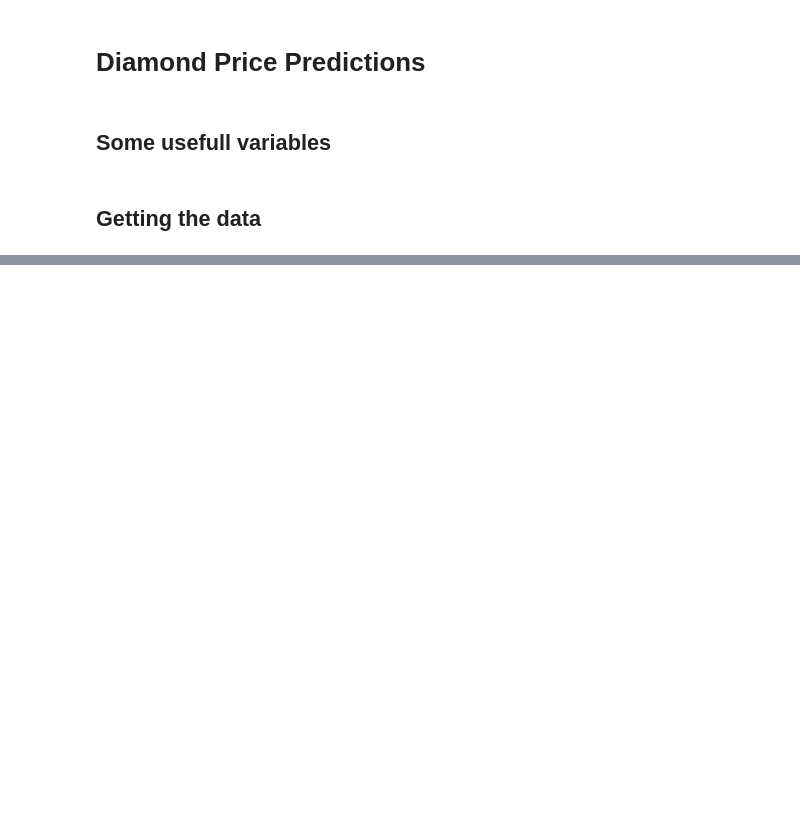
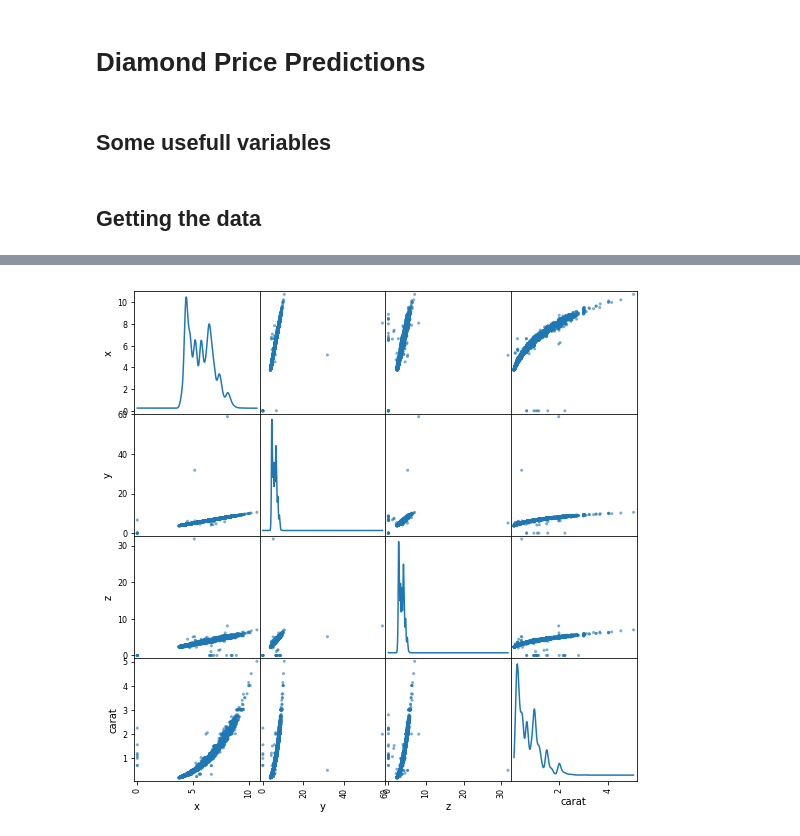
Before and after one commit to Choqs/Diamond-Price-Predictions, a Jupyter notebook: src/diamond-price-predictions.ipynb, the cells around one changed output, grey strips where cells are left out. Drawn from its saved outputs; the diff is of its cells as text; code cells hidden in the pictures; blank space fills up the shorter version.

```diff
--- a/src/diamond-price-predictions.ipynb
+++ b/src/diamond-price-predictions.ipynb
@@ -43,0 +71,5 @@ display(df.head())
+# %%
+scatter_matrix(df[['x', 'y', 'z', 'carat']], alpha=0.6, diagonal= 'kde', figsize=(9, 9))
+plt.show()
+# %% [output]
+[figure, added]
```
Also changed, not shown: parts of 8 cells of this notebook, 2 other files.
